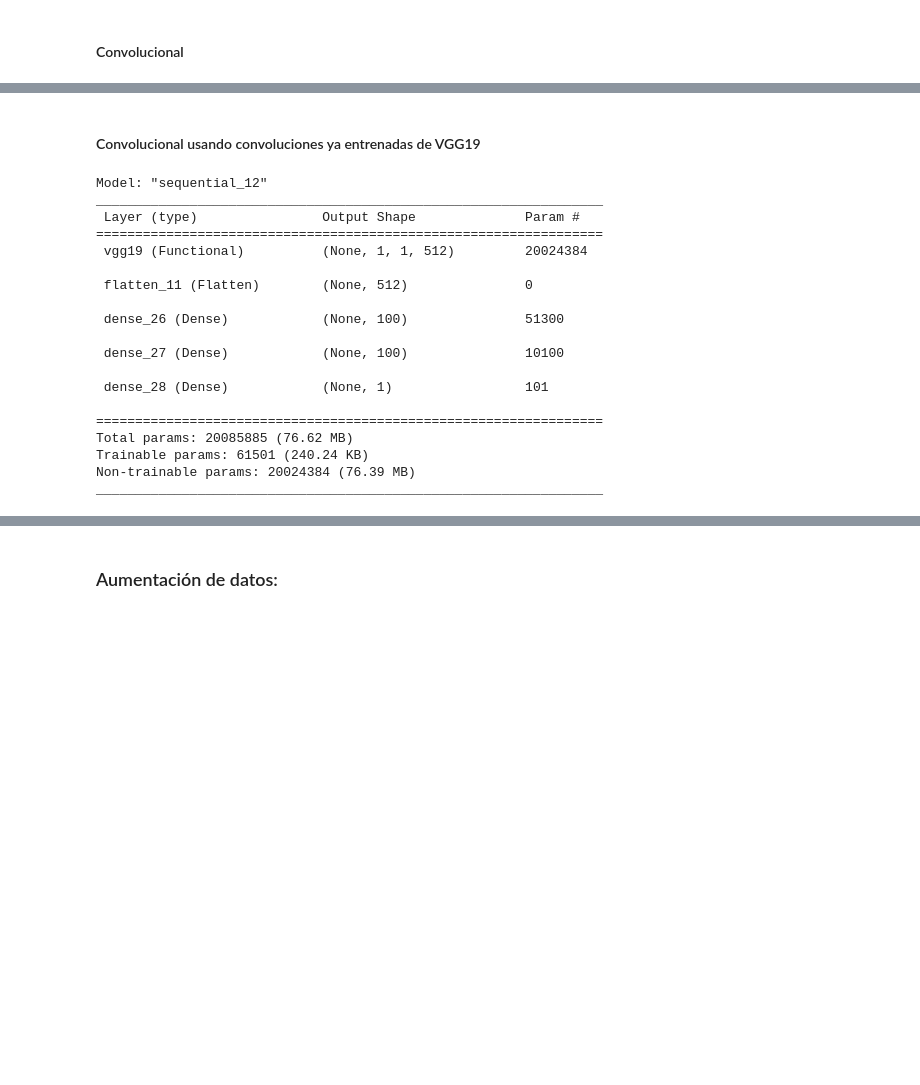
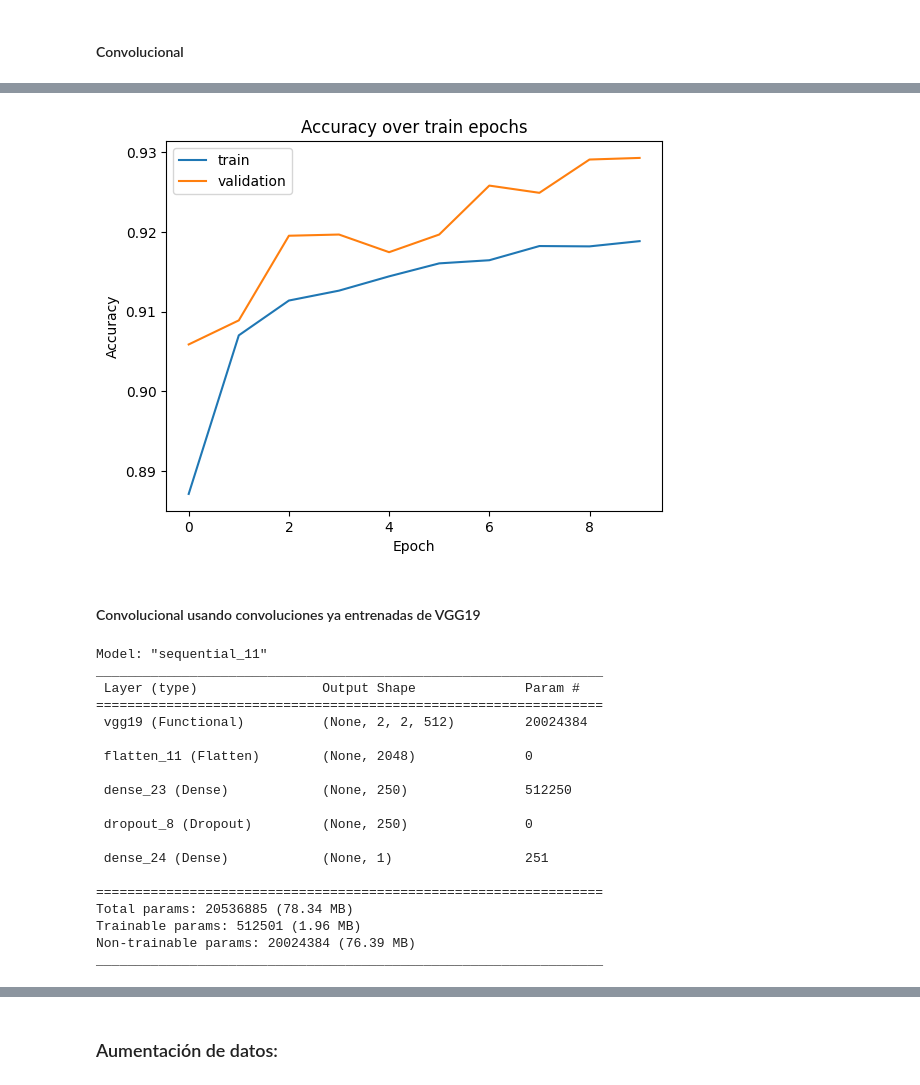
Before and after one commit to UlisesCravero/tp_ml_Cravero_Pautasso, a Jupyter notebook: tp3_celebfaces.ipynb, the cells around one changed output, grey strips where cells are left out. Cells and saved outputs as stored; diff of their text form; code cells hidden in the pictures; blank space fills up the shorter version.

```diff
--- a/tp3_celebfaces.ipynb
+++ b/tp3_celebfaces.ipynb
@@ -311,8 +333,8 @@ _________________________________________________________________
 # %%
 history_conv = model_conv.fit(
     train_set,
-    epochs=1,
-    batch_size=100000,
+    epochs=10,
+    batch_size=50000,
     validation_data=validation_set,
     callbacks=[OurCustomCallback()]
 )
@@ -321,3 +362,13 @@ KeyboardInterrupt:
+# %%
+plt.plot(history_conv.history['accuracy'], label='train')
+plt.plot(history_conv.history['val_accuracy'], label='validation')
+plt.title('Accuracy over train epochs')
+plt.ylabel('Accuracy')
+plt.xlabel('Epoch')
+plt.legend(loc='upper left')
+plt.show()
+# %% [output]
+[figure, added]
 # %% [markdown]
 #### Convolucional usando convoluciones ya entrenadas de VGG19
 # %%
@@ -329,8 +380,8 @@ model_conv_fitted = Sequential([
 
     Flatten(),
 
-    Dense(100, activation='tanh'),
-    Dense(100, activation='tanh'),
+    Dense(250 , activation='relu'),
+    Dropout(0.25),
 
     Dense(1, activation='sigmoid'),
 ])
@@ -338,28 +389,28 @@ model_conv_fitted = Sequential([
 model_conv_fitted.compile(
     optimizer='adam',
     loss='binary_crossentropy',
-    metrics=['accuracy',],
+    metrics=['accuracy'],
 )
 
 model_conv_fitted.summary()
 # %% [output]
-Model: "sequential_12"
+Model: "sequential_11"
 _________________________________________________________________
  Layer (type)                Output Shape              Param #
 =================================================================
- vgg19 (Functional)          (None, 1, 1, 512)         20024384
+ vgg19 (Functional)          (None, 2, 2, 512)         20024384
 
- flatten_11 (Flatten)        (None, 512)               0
+ flatten_11 (Flatten)        (None, 2048)              0
 
- dense_26 (Dense)            (None, 100)               51300
+ dense_23 (Dense)            (None, 250)               512250
 
- dense_27 (Dense)            (None, 100)               10100
+ dropout_8 (Dropout)         (None, 250)               0
 
- dense_28 (Dense)            (None, 1)                 101
+ dense_24 (Dense)            (None, 1)                 251
 
 =================================================================
-Total params: 20085885 (76.62 MB)
-Trainable params: 61501 (240.24 KB)
+Total params: 20536885 (78.34 MB)
+Trainable params: 512501 (1.96 MB)
 Non-trainable params: 20024384 (76.39 MB)
 _________________________________________________________________
 # %%
```
Also changed, not shown: parts of 18 cells of this notebook.
